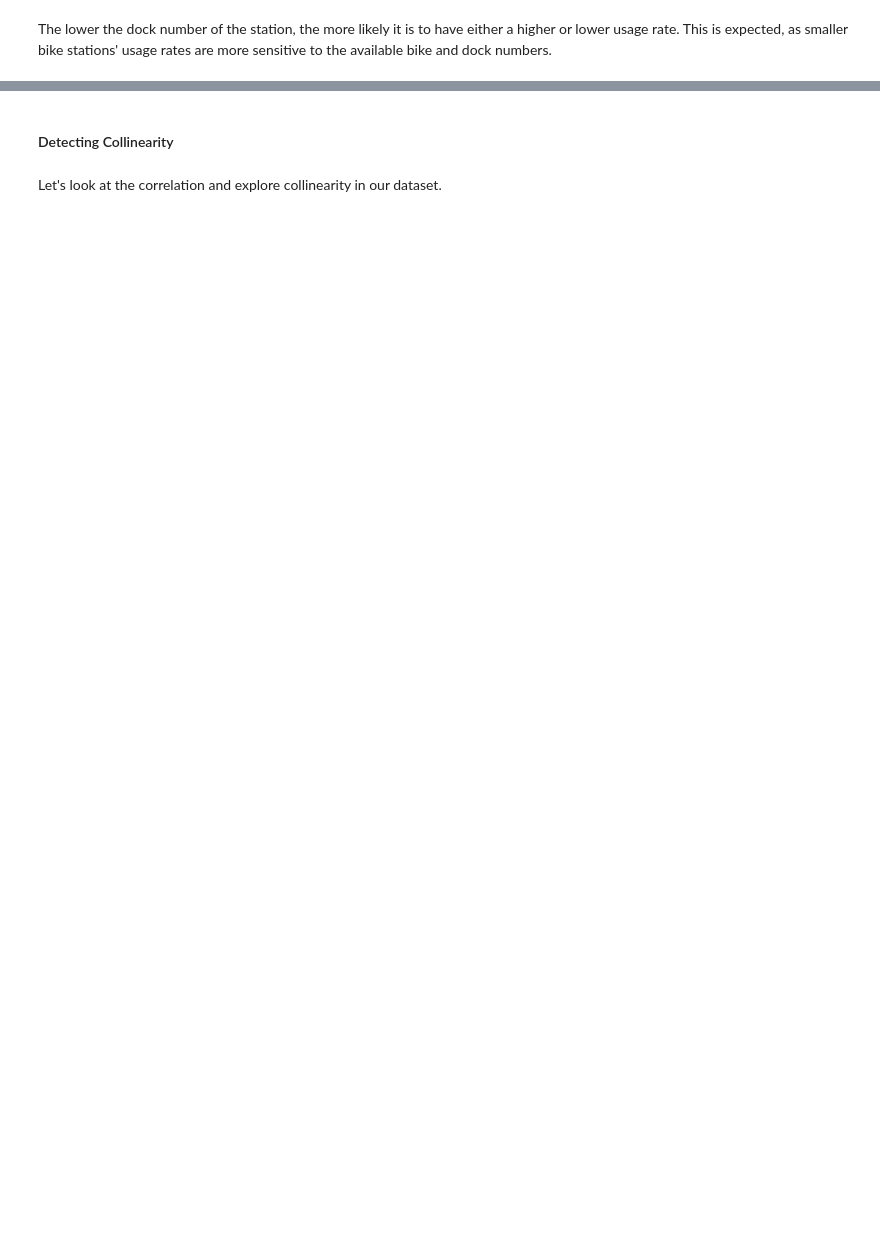
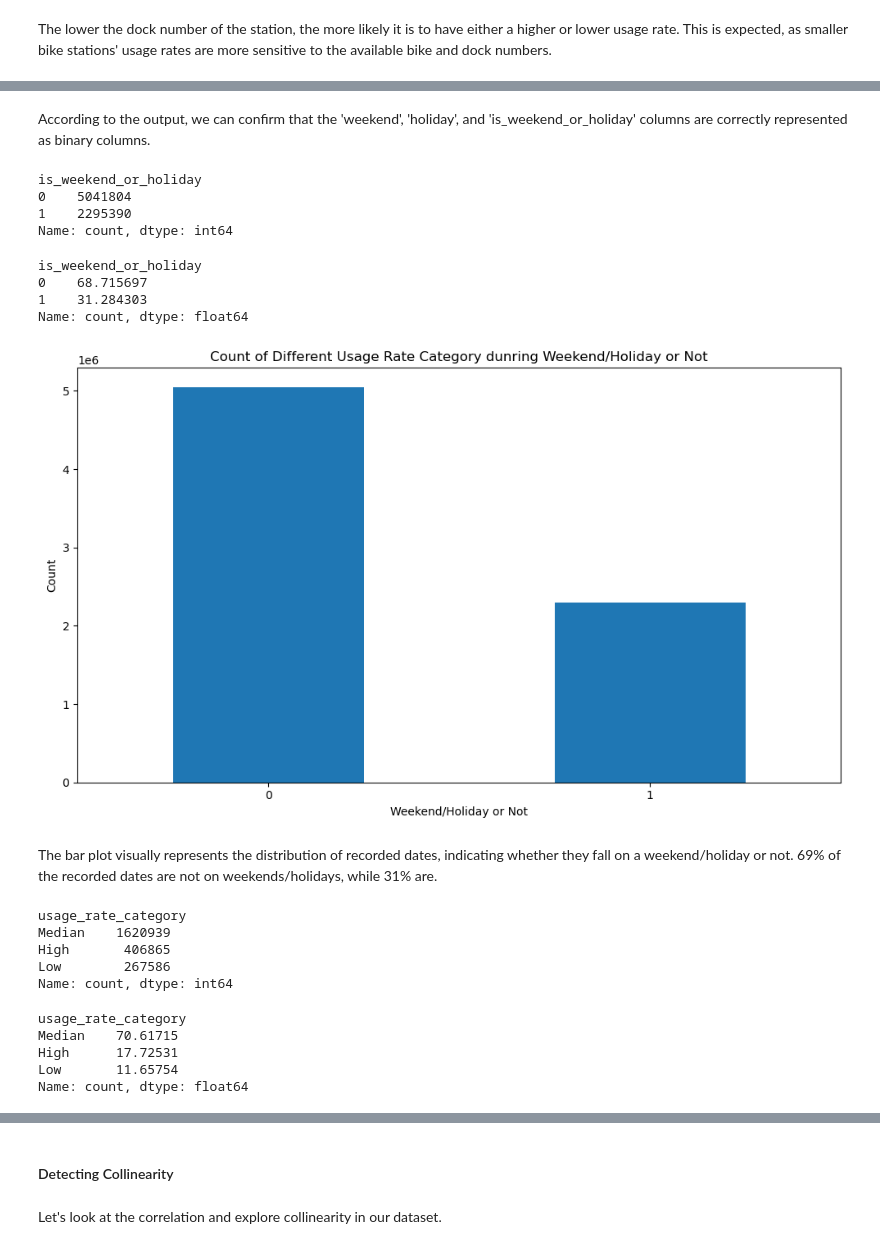
Before and after one commit to hsu780112/Bike-Share-Project, a Jupyter notebook: EDA - Bike Share System in the SF Bay Area.ipynb, the cells around one changed output, grey strips where cells are left out. Saved outputs shown, nothing was run; the diff lists cells and outputs as text; code cells hidden in the pictures; blank space fills up the shorter version.

```diff
--- a/EDA - Bike Share System in the SF Bay Area.ipynb
+++ b/EDA - Bike Share System in the SF Bay Area.ipynb
@@ -289,0 +309,23 @@ The histogram shows the distribution of number of available bikes in the dataset
+# %%
+import datetime
+import holidays
+
+# Define the country for the holidays
+us_holidays = holidays.US()
+
+# Create a new DataFrame with modified 'weekend', 'holiday', and 'is_weekend_or_holiday' columns
+df_modified = df.copy()
+
+# Define functions to check weekends
+def is_weekend(date):
+    return date.weekday() >= 5  # 0 is Monday, 5 is Saturday, 6 is Sunday
+
+# Define functions to check holidays
+def is_holiday(date):
+    return date in us_holidays
+
+
+# Apply functions to DataFrame and cast the boolean values to integers
+df_modified['weekend'] = df['time'].apply(is_weekend).astype(int)
+df_modified['holiday'] = df['time'].apply(is_holiday).astype(int)
+df_modified['is_weekend_or_holiday'] = df_modified['weekend'] | df_modified['holiday'].astype(int)
@@ -289,0 +347,50 @@ The histogram shows the distribution of number of available bikes in the dataset
+# %% [markdown]
+According to the output, we can confirm that the 'weekend', 'holiday', and 'is_weekend_or_holiday' columns are correctly represented as binary columns.
+# %%
+# Check all distinct values in 'is_weekend_or_holiday' column
+df_modified['is_weekend_or_holiday'].value_counts()
+# %% [output]
+is_weekend_or_holiday
+0    5041804
+1    2295390
+Name: count, dtype: int64
+# %%
+# Check all distinct values in 'is_weekend_or_holiday' column
+(df_modified['is_weekend_or_holiday'].value_counts()/len(df_modified)) * 100
+# %% [output]
+is_weekend_or_holiday
+0    68.715697
+1    31.284303
+Name: count, dtype: float64
+# %%
+# Create a bar plot for the count of each unique value in 'is_weekend_or_holiday' column
+plt.figure(figsize=(10, 6))
+df_modified['is_weekend_or_holiday'].value_counts().plot(kind='bar')
+plt.xlabel('Weekend/Holiday or Not')
+plt.ylabel('Count')
+plt.title('Count of Different Usage Rate Category dunring Weekend/Holiday or Not')
+plt.xticks(rotation=0)
+plt.tight_layout()
+plt.show()
+# %% [output]
+[figure, added]
+# %% [markdown]
+The bar plot visually represents the distribution of recorded dates, indicating whether they fall on a weekend/holiday or not. 69% of the recorded dates are not on weekends/holidays, while 31% are.
+# %%
+# Check values of usage rate category during weekend/holiday
+df_modified[df_modified['is_weekend_or_holiday'] == 1]['usage_rate_category'].value_counts()
+# %% [output]
+usage_rate_category
+Median    1620939
+High       406865
+Low        267586
+Name: count, dtype: int64
+# %%
+# Get the percentage of each unique value in 'usage_rate_category' column during weekend/holiday
+(df_modified[df_modified['is_weekend_or_holiday'] == 1]['usage_rate_category'].value_counts()/len(df_modified[df_modified['is_weekend_or_holiday'] == 1])) * 100
+# %% [output]
+usage_rate_category
+Median    70.61715
+High      17.72531
+Low       11.65754
+Name: count, dtype: float64
```
Also changed, not shown: parts of 81 cells of this notebook, 1 other file.
